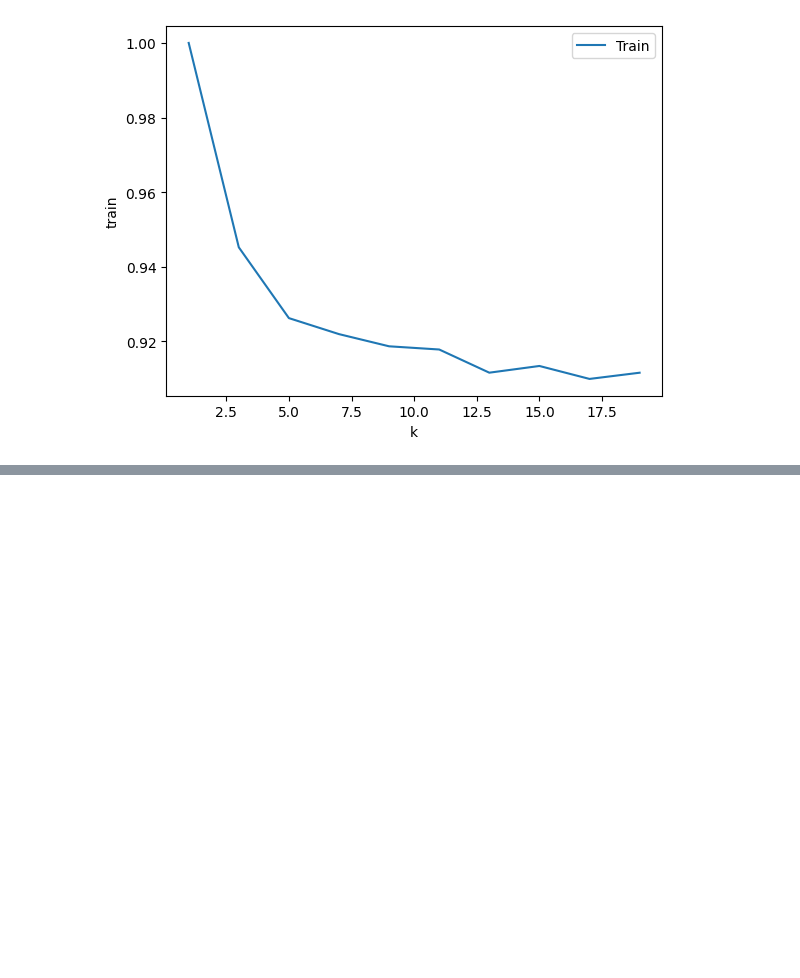
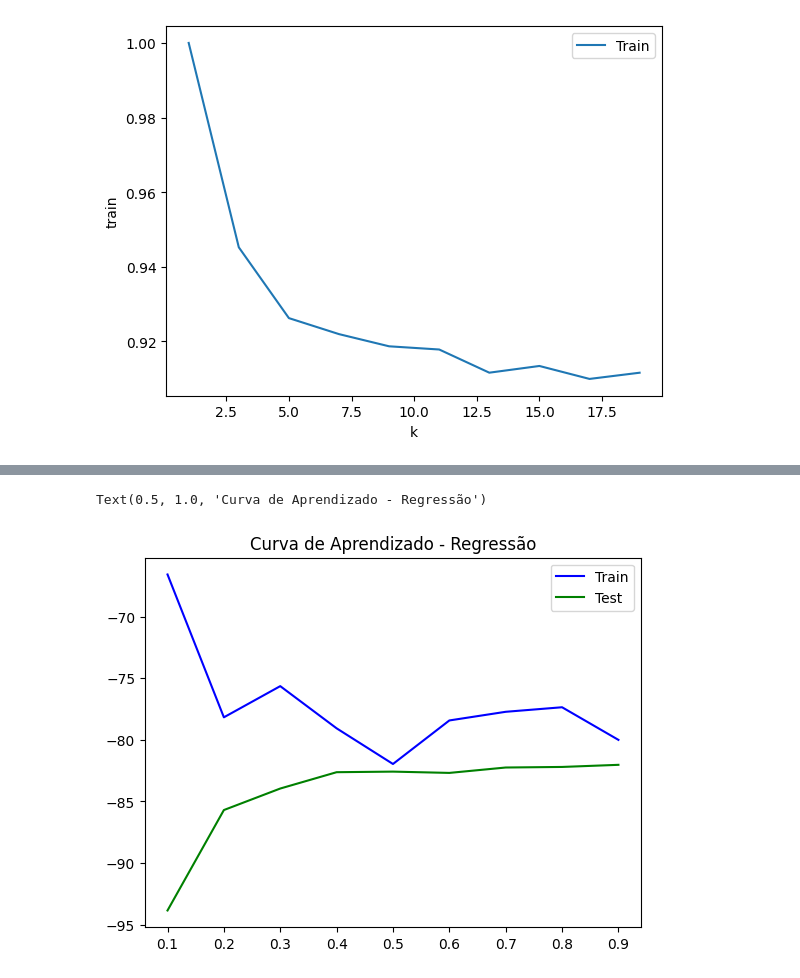
Before and after one commit to angelomedeiros/formacao-ia-supervisionado-complemento, a Jupyter notebook: deteccao_overfitting.ipynb, the cells around one changed output, grey strips where cells are left out. Saved outputs shown, nothing was run; the diff lists cells and outputs as text; code cells hidden in the pictures; blank space fills up the shorter version.

Commit message:
feat: Visualização Overfitting - Regressão

```diff
--- a/deteccao_overfitting.ipynb
+++ b/deteccao_overfitting.ipynb
@@ -104,0 +130,26 @@ fig.update_xaxes(tickvals=xaxis, ticktext=[str(i) for i in xaxis])
+# %%
+# Ajustar o df
+df.drop('Id', axis=1, inplace=True)
+
+# Coletar medidas das variaveis categoricas
+moda_grupo_sanguineo = df['Grupo Sanguíneo'].mode()
+moda_fumante = df['Fumante'].mode()
+moda_nivel_atividade_fisica = df['Nível de Atividade'].mode()
+
+# Coletar medidas das variaveis numericas
+media_idade = df['Idade'].mean()
+media_peso = df['Peso'].mean()
+media_altura = df['Altura'].mean()
+
+# Tratar valores ausentes
+df.fillna(value={
+    'Grupo Sanguíneo': moda_grupo_sanguineo[0],
+    'Fumante': moda_fumante[0],
+    'Nível de Atividade': moda_nivel_atividade_fisica[0],
+    'Idade': media_idade,
+    'Peso': media_peso,
+    'Altura': media_altura
+}, inplace=True)
+
+# Aplicar One Hot Encoding nas variáveis categóricas
+df = pd.get_dummies(df, columns=["Grupo Sanguíneo", "Fumante", "Nível de Atividade"])
@@ -104,0 +182,10 @@ fig.update_xaxes(tickvals=xaxis, ticktext=[str(i) for i in xaxis])
+# %%
+# Separar X e Y
+X = df.drop('Colesterol', axis=1)
+y = df['Colesterol']
+# %%
+# Criar modelo
+model_reg = LinearRegression()
+# %%
+# Gerar Scores da Curva de Aprendizado - Regressão
+train_size_abs, train_scores, test_scores = learning_curve(model_reg, X, y, train_sizes=linspace(0.1, 0.9, 9), scoring='neg_mean_squared_error', cv=3)
@@ -104,0 +204,9 @@ fig.update_xaxes(tickvals=xaxis, ticktext=[str(i) for i in xaxis])
+# %%
+# Gerar plot com curva de aprendizado
+plt.plot(linspace(0.1, 0.9, 9), train_scores.mean(axis=1), label='Train', color='blue')
+plt.plot(linspace(0.1, 0.9, 9), test_scores.mean(axis=1), label='Test', color='green')
+plt.legend()
+plt.title('Curva de Aprendizado - Regressão')
+# %% [output]
+Text(0.5, 1.0, 'Curva de Aprendizado - Regressão')
+[figure, added]
```
Also changed, not shown: parts of 7 cells of this notebook.
